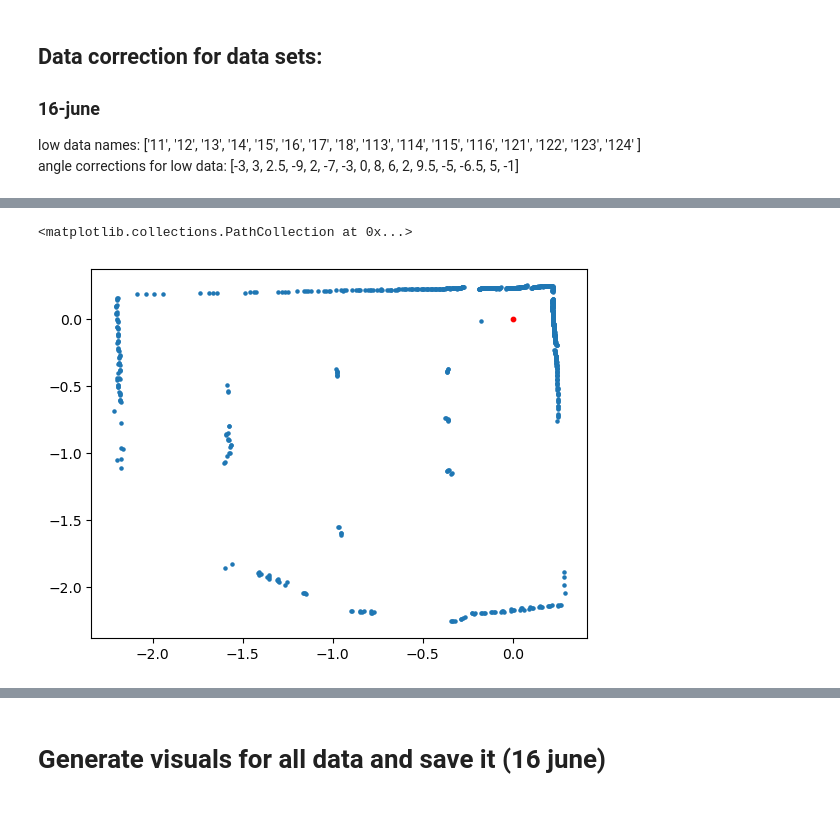
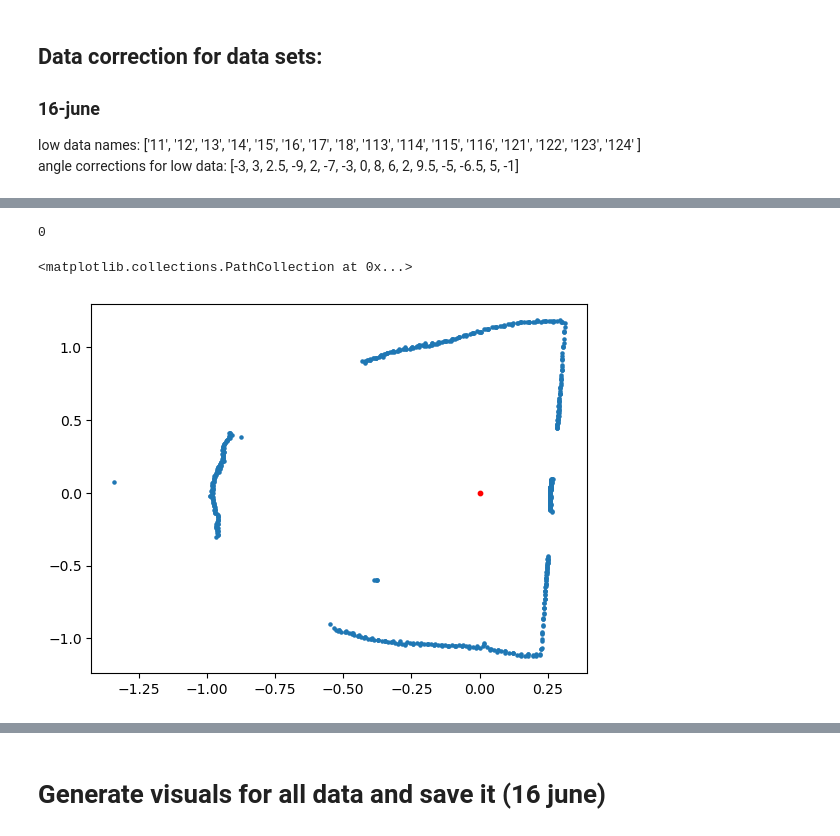
Before and after one commit to relloandres/cottonRobotRepo, a Jupyter notebook: Notebooks/visuals.ipynb, the cells around one changed output, grey strips where cells are left out. Cells and saved outputs as stored; diff of their text form; code cells hidden in the pictures.

```diff
--- a/Notebooks/visuals.ipynb
+++ b/Notebooks/visuals.ipynb
@@ -40,24 +49,32 @@ plt.scatter([0],[0], s=10, color='red')
-# %%
-fileName = '../TestData/17-june/test2box/raw/c.csv'
-
-lidarData = []
-with open(fileName, 'r') as file:
-    csvReader = csv.reader(file)
-
-    for row in csvReader:
-        if (0<float(row[0]) < 3060):
-            lidarData.append([float(row[0]),float(row[1])])
-
-lidarData = np.array(lidarData)
-
-#get cartesian coordinates
-extraTheta = 0
-x = -lidarData[:,1]*np.cos((lidarData[:,0]+ extraTheta)*math.pi/180)/1000
-y = -lidarData[:,1]*np.sin((lidarData[:,0]+ extraTheta)*math.pi/180)/1000
-
-#plot
-plt.scatter(x, y, s=5)
-plt.scatter([0],[0], s=10, color='red')
-# %% [output]
-<matplotlib.collections.PathCollection at 0x...>
-[figure, removed]
+# %%
+fileName = '../TestData/29-june/final/raw/B.csv'
+
+lidarData = []
+maxDistance = 1
+minDistance = 0.15
+
+# with open(fileName, 'r') as file:
+#     csvReader = csv.reader(file)
+
+#     for row in csvReader:
+#         r = float(row[1])/1000
+#         theta = float(row[0])
+#         if (minDistance < r < maxDistance):
+#             lidarData.append([theta,r])
+
+# lidarData = np.array(lidarData)
+
+lidarData = navigationHelpers.getLidarData(fileName, maxDistance=5, )
+
+#get cartesian coordinates
+extraTheta = 0
+x = -lidarData[:,0]*np.cos((lidarData[:,1]+ extraTheta)*math.pi/180)
+y = -lidarData[:,0]*np.sin((lidarData[:,1]+ extraTheta)*math.pi/180)
+
+#plot
+plt.scatter(x, y, s=5)
+plt.scatter([0],[0], s=10, color='red')
+# %% [output]
+0
+<matplotlib.collections.PathCollection at 0x...>
+[figure, added]
```
Also changed, not shown: parts of 3 cells of this notebook, 4 other files.
